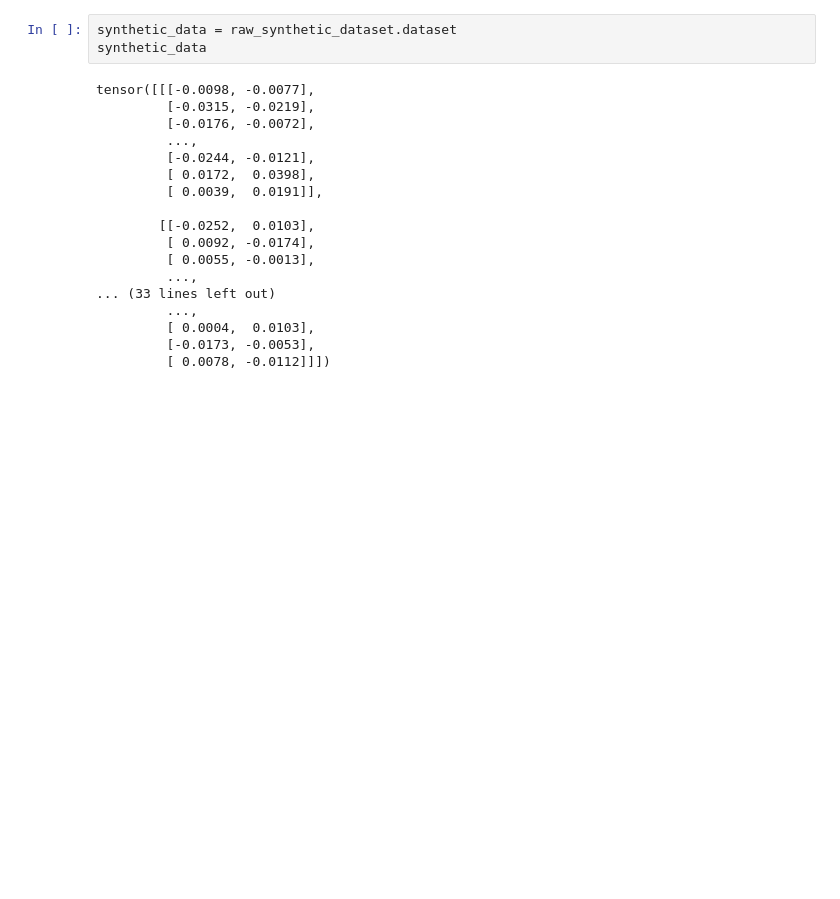
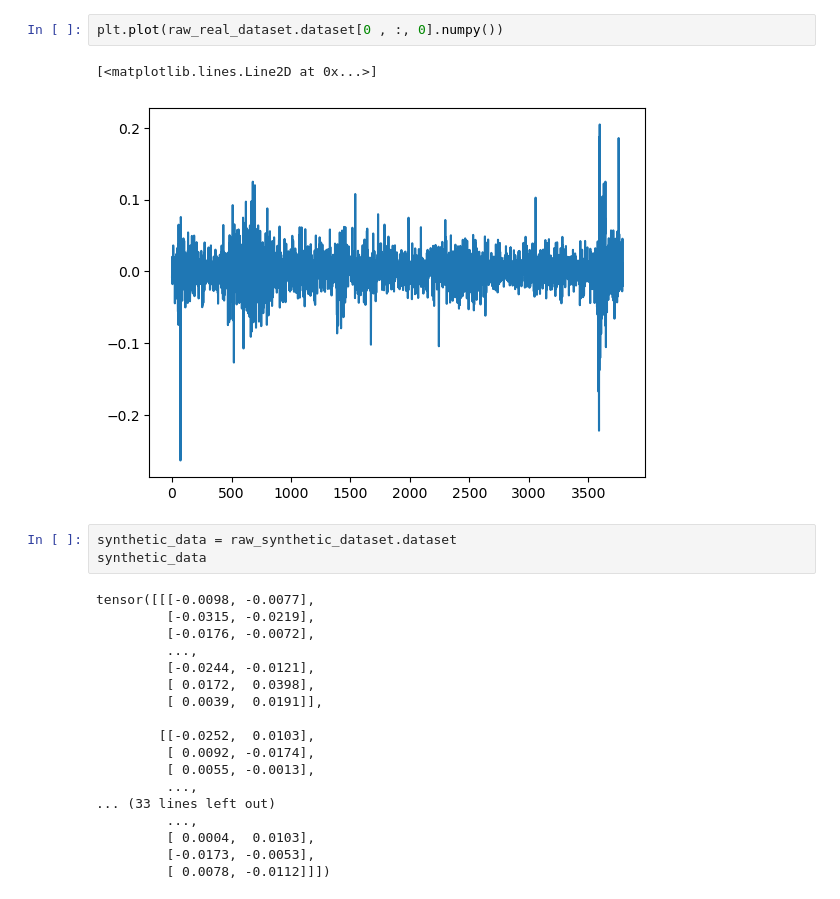
Before and after one commit to alexandreviard/DL-Portfolio-CMAP, a Jupyter notebook: src/test.ipynb, the cells around one changed output. Cells and saved outputs as stored; diff of their text form; blank space fills up the shorter version.

```diff
--- a/src/test.ipynb
+++ b/src/test.ipynb
@@ -15,3 +19,8 @@ raw_real_dataset = FinancialDataset(synthetic=False)
+# %%
+plt.plot(raw_real_dataset.dataset[0 , :, 0].numpy())
+# %% [output]
+[<matplotlib.lines.Line2D at 0x...>]
+[figure, added]
 # %%
 synthetic_data = raw_synthetic_dataset.dataset
 synthetic_data
```
Also changed, not shown: parts of 17 cells of this notebook, 2 other files.
